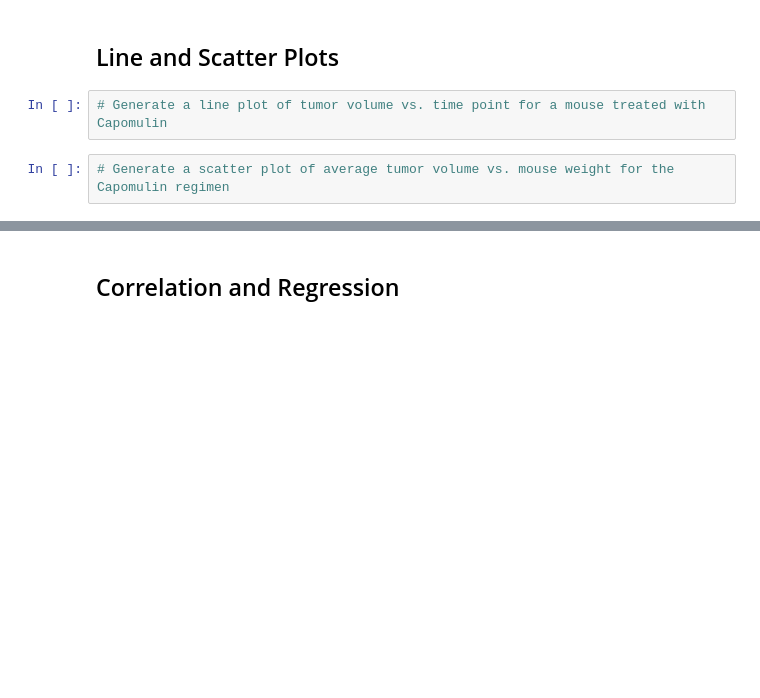
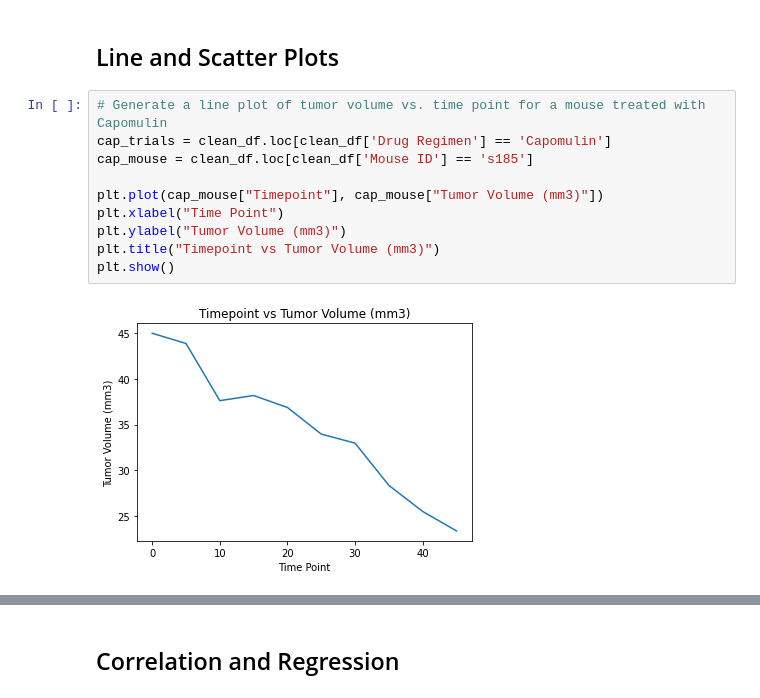
Before and after one commit to kimcrine/matplotlib-challenge, a Jupyter notebook: Pymaceuticals/pymaceuticals_starter.ipynb, the cells around one changed output, grey strips where cells are left out. Cells and saved outputs as stored; diff of their text form; blank space fills up the shorter version.

Commit message:
completed line and scatter plot to compare time point vs tumor size and mouse weight vs avg tumor size. need to revisit quantiles and outliers section

```diff
--- a/Pymaceuticals/pymaceuticals_starter.ipynb
+++ b/Pymaceuticals/pymaceuticals_starter.ipynb
@@ -240,5 +261,13 @@ plt.show()
 ## Line and Scatter Plots
 # %%
 # Generate a line plot of tumor volume vs. time point for a mouse treated with Capomulin
+cap_trials = clean_df.loc[clean_df['Drug Regimen'] == 'Capomulin']
+cap_mouse = clean_df.loc[clean_df['Mouse ID'] == 's185']
+
+plt.plot(cap_mouse["Timepoint"], cap_mouse["Tumor Volume (mm3)"])
+plt.xlabel("Time Point")
+plt.ylabel("Tumor Volume (mm3)")
+plt.title("Timepoint vs Tumor Volume (mm3)")
+plt.show()
+# %% [output]
+[figure, added]
-# %%
-# Generate a scatter plot of average tumor volume vs. mouse weight for the Capomulin regimen
```
Also changed, not shown: parts of 3 cells of this notebook.
